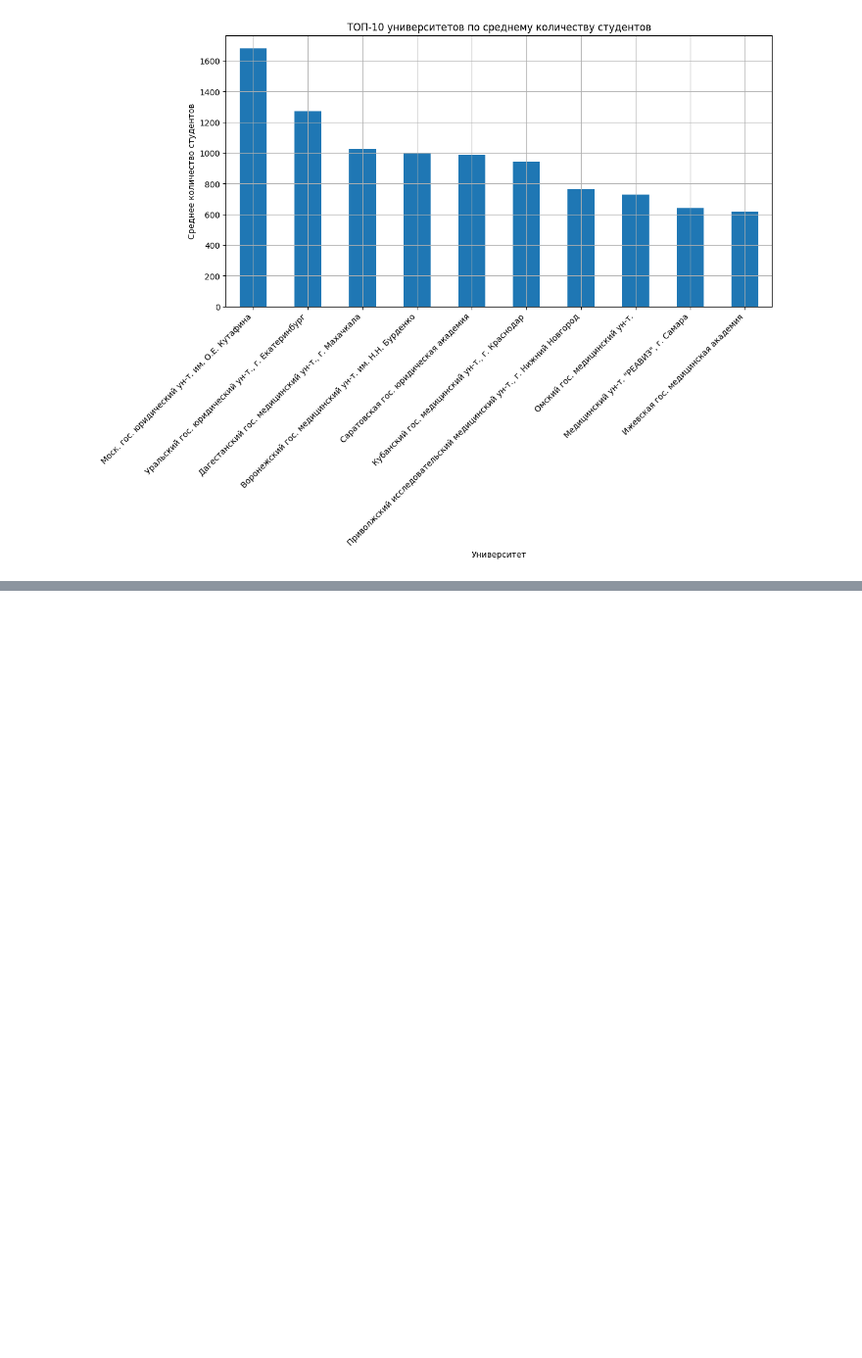
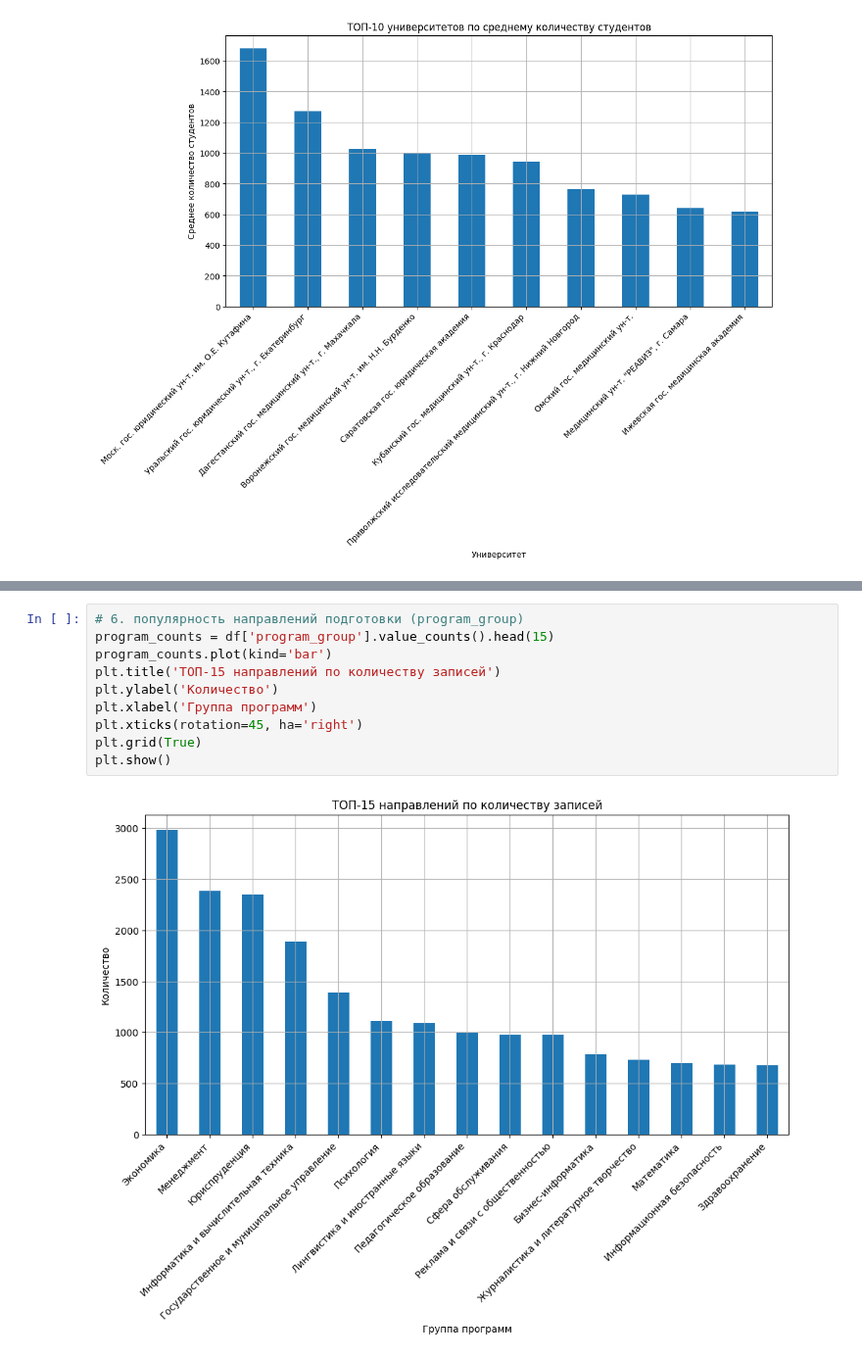
Before and after one commit to soggetto-ventuno/Qualifying_work, a Jupyter notebook: clean_and_prepare_data.ipynb, the cells around one changed output, grey strips where cells are left out. Shown at 98% size. Cells and saved outputs as stored; diff of their text form; blank space fills up the shorter version.

Commit message:
popularity of program groups

```diff
--- a/clean_and_prepare_data.ipynb
+++ b/clean_and_prepare_data.ipynb
@@ -395,0 +406,12 @@ plt.show()
+# %%
+# 6. популярность направлений подготовки (program_group)
+program_counts = df['program_group'].value_counts().head(15)
+program_counts.plot(kind='bar')
+plt.title('ТОП-15 направлений по количеству записей')
+plt.ylabel('Количество')
+plt.xlabel('Группа программ')
+plt.xticks(rotation=45, ha='right')
+plt.grid(True)
+plt.show()
+# %% [output]
+[figure, added]
```
Also changed, not shown: parts of 1 cell of this notebook.
